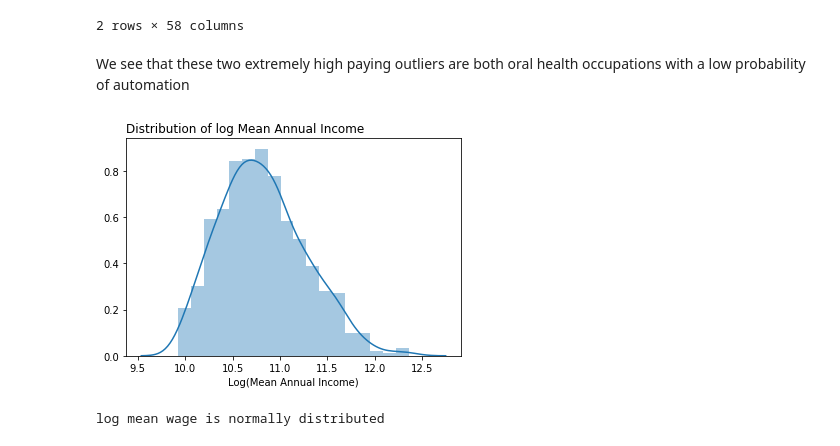
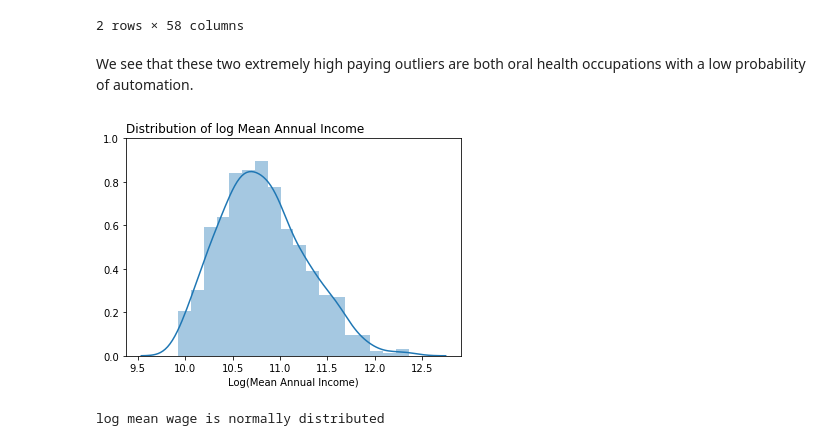
Before and after one commit to COGS108/group11_sp20, a Jupyter notebook: FinalProject_group11.ipynb, the cells around one changed output. Drawn from its saved outputs; the diff is of its cells as text; code cells hidden in the pictures.

```diff
--- a/FinalProject_group11.ipynb
+++ b/FinalProject_group11.ipynb
@@ -476,15 +483,16 @@ df_probwages_m[df_probwages_m.A_MEAN > 225000]
 | 227 | 234 | 29-1023 | Orthodontists | 0.0230 | 0 | 0 | 0 | 30 | 710 | ... |
 2 rows × 58 columns
 # %% [markdown]
-We see that these two extremely high paying outliers are both oral health occupations with a low probability of automation
+We see that these two extremely high paying outliers are both oral health occupations with a low probability of automation.
 # %%
 # Distribution of log annual mean income
 sns.distplot(np.log(df_probwages_m.A_MEAN))
 plt.xlabel('Log(Mean Annual Income)')
 plt.title('Distribution of log Mean Annual Income', loc='left')
+plt.yticks(np.arange(0.0,1.2,0.2))
 plt.show()
 # %% [output]
-[figure, old version]
+[figure, new version]
 # %%
 # Test normality of log wage
 stat_wage_mean_log, p_wage_mean_log = normaltest(df_probwages_m.log_A_MEAN)
```
Also changed, not shown: parts of 21 cells of this notebook.
